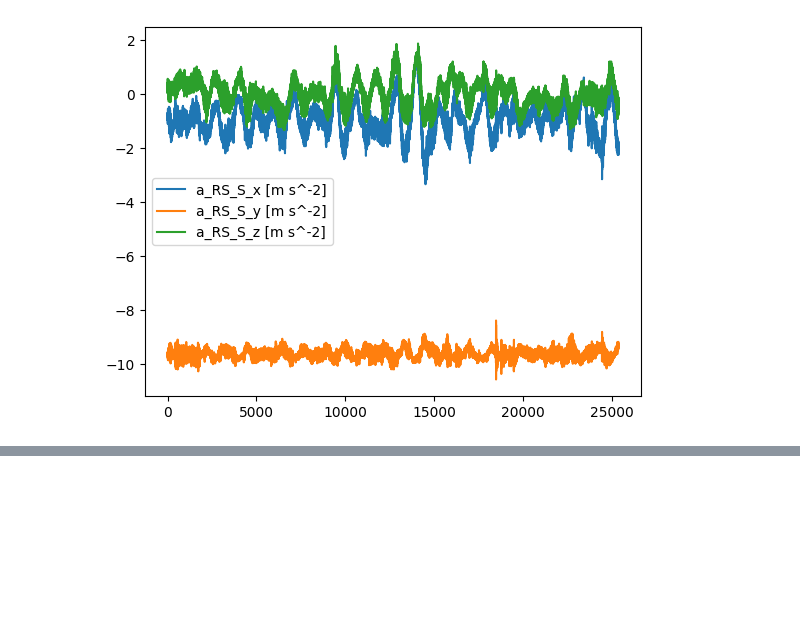
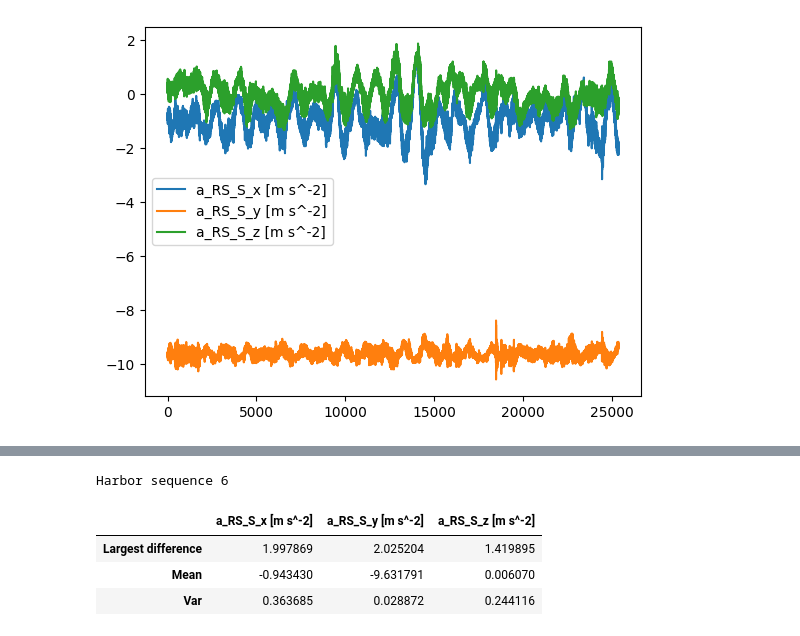
Before and after one commit to tobsthetobs/bsc-dataset-metrics, a Jupyter notebook: notebooks/velocity_metric.ipynb, the cells around one changed output, grey strips where cells are left out. Drawn from its saved outputs; the diff is of its cells as text; code cells hidden in the pictures; blank space fills up the shorter version.

```diff
--- a/notebooks/velocity_metric.ipynb
+++ b/notebooks/velocity_metric.ipynb
@@ -173,0 +139,8 @@ a = harbor_06_a.var()
+# %%
+imu_accel.create_aqualoc_imu_dataframe(csv=csv_harbor_06, title = "Harbor sequence 6")
+# %% [output]
+Harbor sequence 6
+|  | a_RS_S_x [m s^-2] | a_RS_S_y [m s^-2] | a_RS_S_z [m s^-2] |
+| Largest difference | 1.997869 | 2.025204 | 1.419895 |
+| Mean | -0.943430 | -9.631791 | 0.006070 |
+| Var | 0.363685 | 0.028872 | 0.244116 |
```
Also changed, not shown: parts of 10 cells of this notebook, 2 other files.
